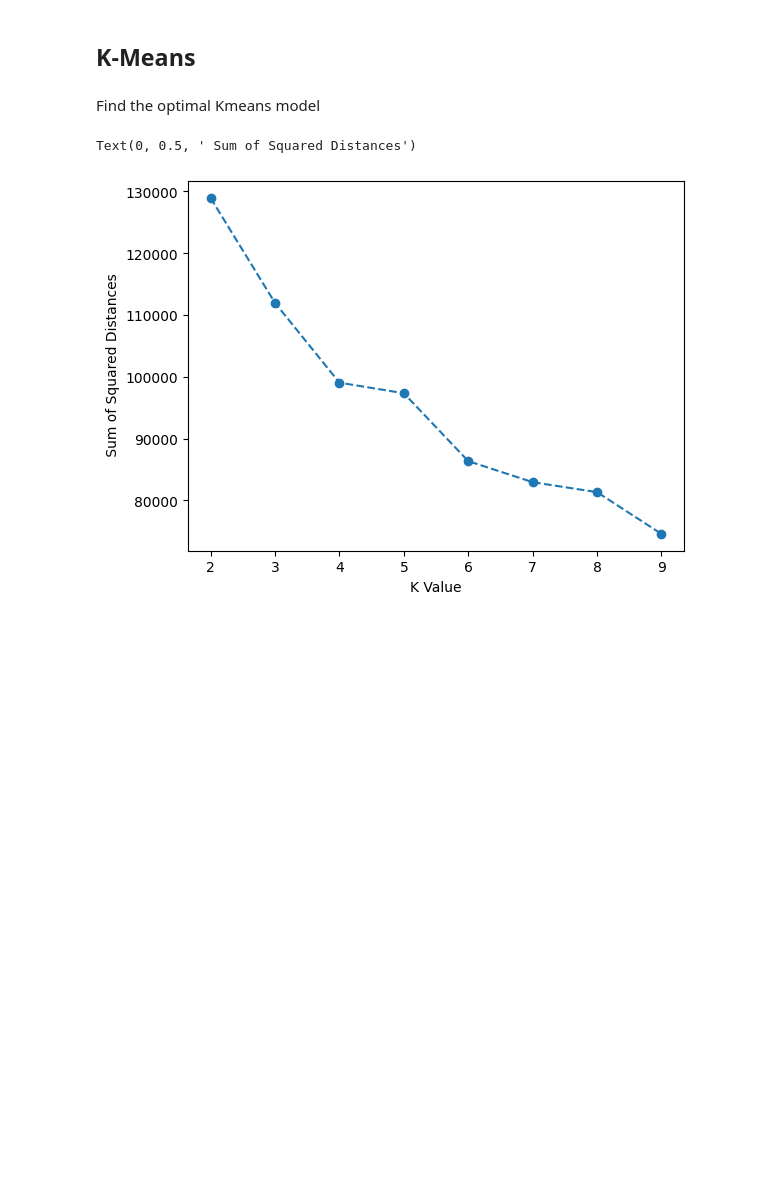
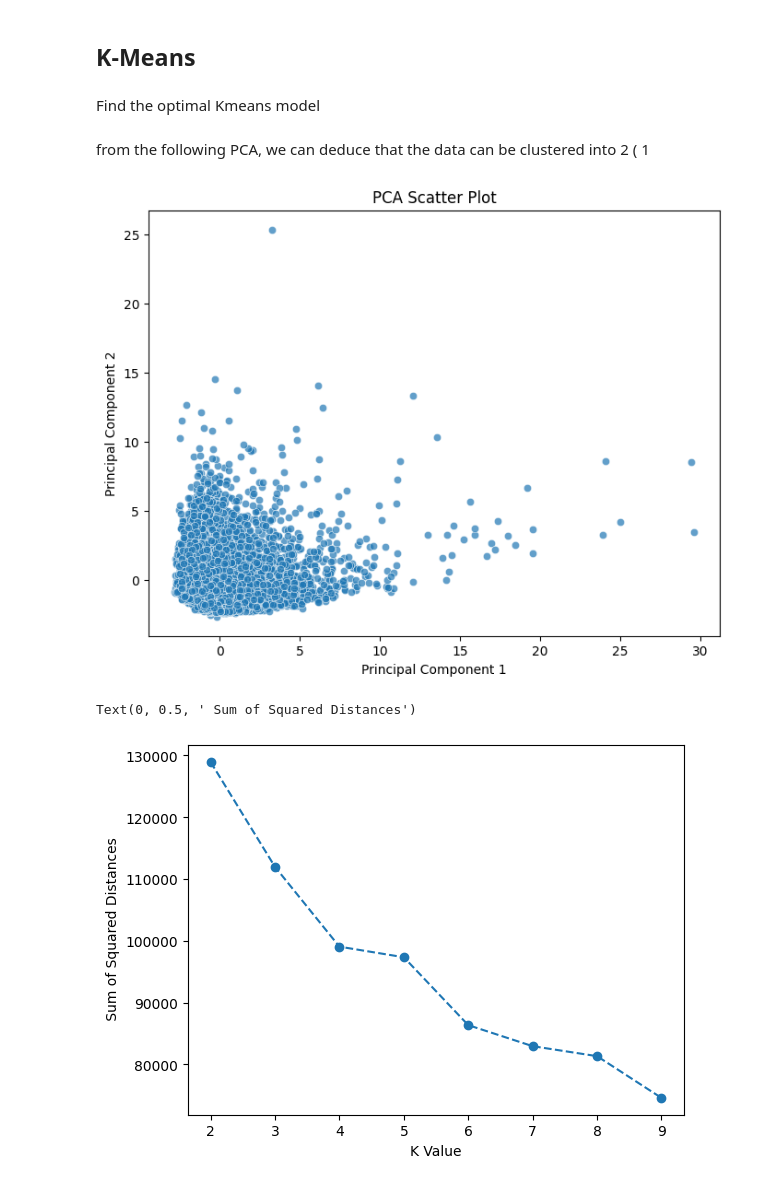
Before and after one commit to MyriamJo/-ML-52-6738, a Jupyter notebook: Clustering_Exercise.ipynb, the cells around one changed output. Cells and saved outputs as stored; diff of their text form; code cells hidden in the pictures; blank space fills up the shorter version.

```diff
--- a/Clustering_Exercise.ipynb
+++ b/Clustering_Exercise.ipynb
@@ -75,6 +77,29 @@ memory usage: 1.5+ MB
 Find the optimal Kmeans model
 # %%
 from sklearn.cluster import KMeans
+# %% [markdown]
+from the following PCA, we can deduce that the data can be clustered into 2 ( 1
+# %%
+import matplotlib.pyplot as plt
+import seaborn as sns
+from sklearn.decomposition import PCA
+
+# Apply PCA to reduce dimensionality to 2D
+pca = PCA(n_components=2)
+X_pca = pca.fit_transform(scaled_df)
+
+# Scatter plot without clustering
+plt.figure(figsize=(8, 6))
+sns.scatterplot(x=X_pca[:, 0], y=X_pca[:, 1], alpha=0.7)  # No 'hue' since no clustering
+
+# Labels and title
+plt.xlabel("Principal Component 1")
+plt.ylabel("Principal Component 2")
+plt.title("PCA Scatter Plot")
+
+plt.show()
+# %% [output]
+[figure, added]
 # %%
 ssd = []
 
```
Also changed, not shown: parts of 12 cells of this notebook.
